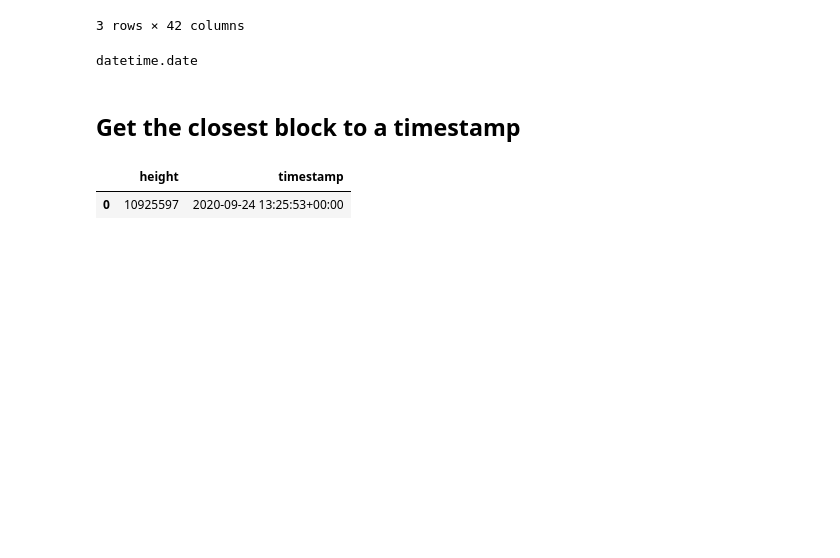
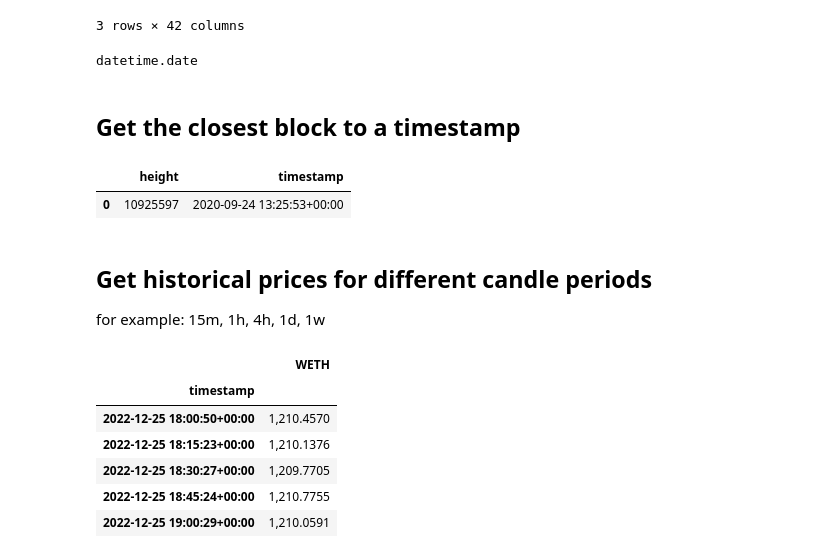
Before and after one commit to coindataschool/defillama2, a Jupyter notebook: notebooks/defillama_api_coins.ipynb, the cells around one changed output. Drawn from its saved outputs; the diff is of its cells as text; code cells hidden in the pictures; blank space fills up the shorter version.

```diff
--- a/notebooks/defillama_api_coins.ipynb
+++ b/notebooks/defillama_api_coins.ipynb
@@ -270,3 +270,25 @@ obj.get_closest_block('ethereum', '2020-09-24 13:25:43')
 # %% [output]
 |  | height | timestamp |
 | 0 | 10925597 | 2020-09-24 13:25:53+00:00 |
+# %% [markdown]
+## Get historical prices for different candle periods
+
+for example: 15m, 1h, 4h, 1d, 1w
+# %%
+# get 10 price points on the 15-minute chart for weth on arbitrum before '2022-12-25 20:15:00'
+df = obj.get_prices_at_regular_intervals(
+    {'0x82aF49447D8a07e3bd95BD0d56f35241523fBab1':'arbitrum'},
+    end = '2022-12-25 20:15:00',
+    end_format='%Y-%m-%d %H:%M:%S',
+    span = 10,
+    period = '15m'
+)
+df.head()
+# %% [output]
+|  | WETH |
+| timestamp |  |
+| 2022-12-25 18:00:50+00:00 | 1,210.4570 |
+| 2022-12-25 18:15:23+00:00 | 1,210.1376 |
+| 2022-12-25 18:30:27+00:00 | 1,209.7705 |
+| 2022-12-25 18:45:24+00:00 | 1,210.7755 |
+| 2022-12-25 19:00:29+00:00 | 1,210.0591 |
```
Also changed, not shown: parts of 2 cells of this notebook, 1 other file.
